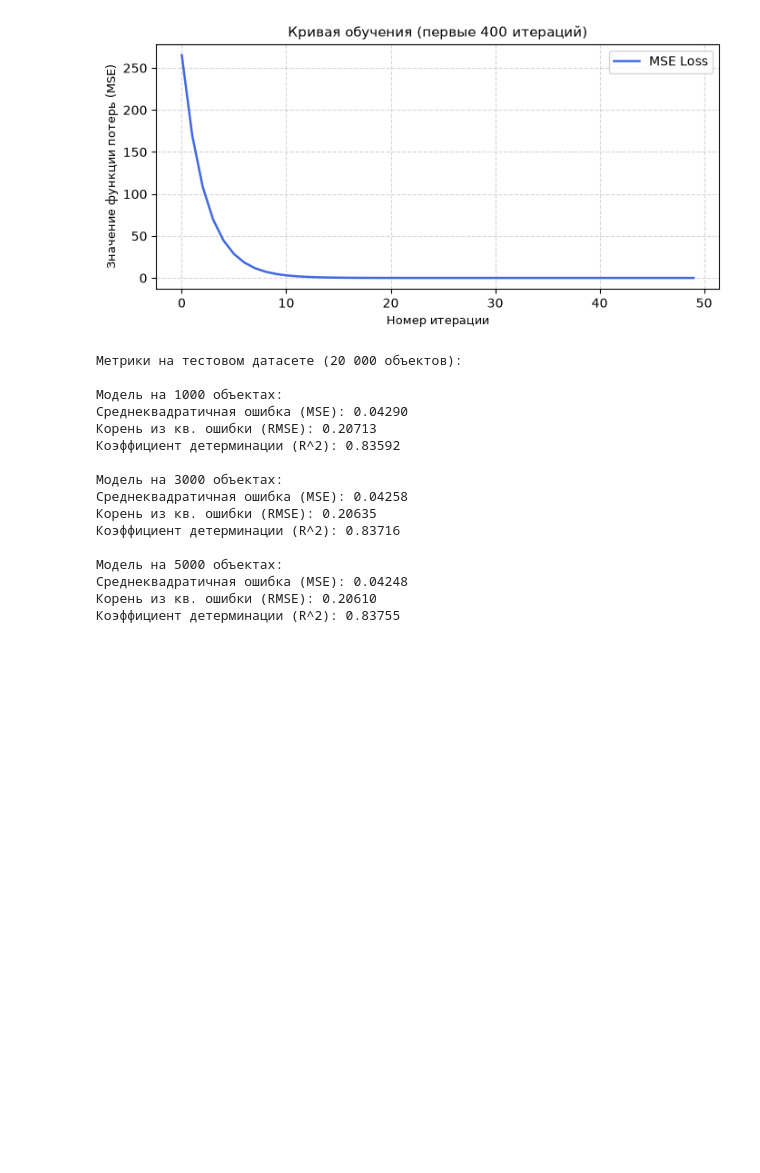
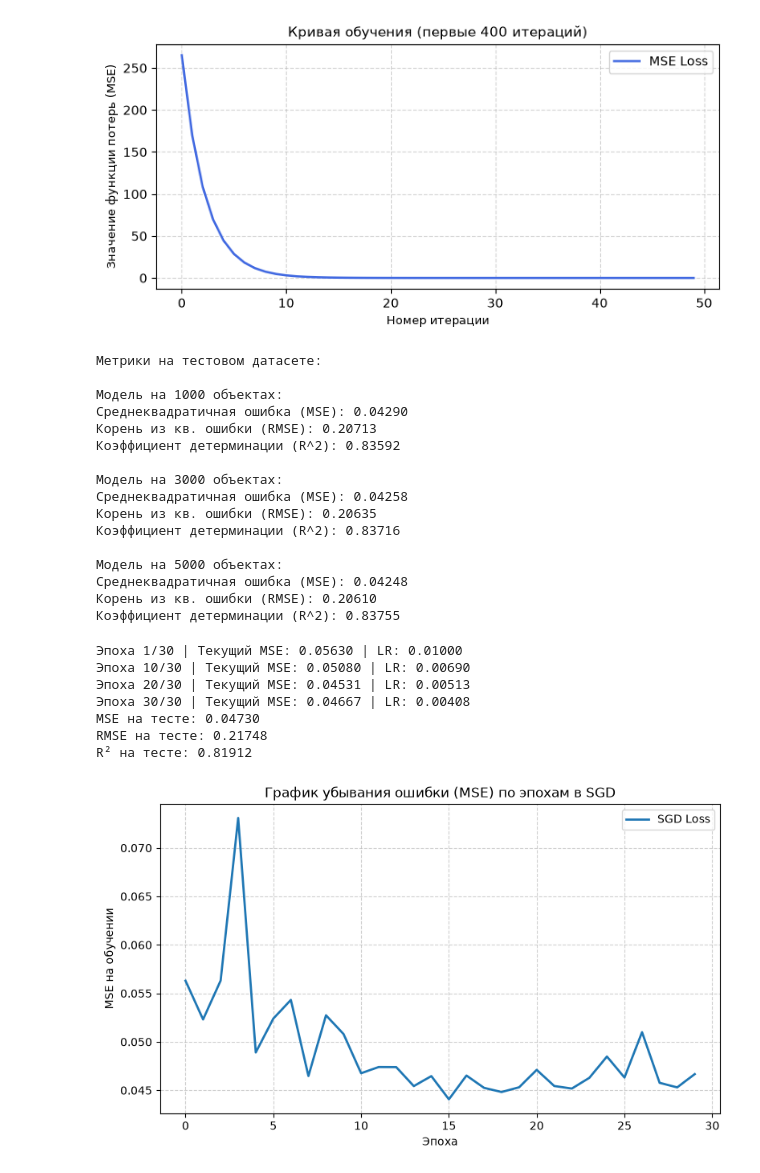
Before and after one commit to Roman1R/Various_Linear_Regression_Factors, a Jupyter notebook: gd_variants (Mikhail)/gradient_descent.ipynb, the cells around one changed output. Cells and saved outputs as stored; diff of their text form; code cells hidden in the pictures; blank space fills up the shorter version.

```diff
--- a/gd_variants (Mikhail)/gradient_descent.ipynb
+++ b/gd_variants (Mikhail)/gradient_descent.ipynb
@@ -331,7 +331,7 @@ r2_t_5000 = r2_score(y_test_all, y_pred_5000)
 
 # Сравнение результатов
 
-print("Метрики на тестовом датасете (20 000 объектов):")
+print("Метрики на тестовом датасете:")
 print()
 print("Модель на 1000 объектах:")
 print(f"Среднеквадратичная ошибка (MSE): {mse_t_1000:.5f}")
@@ -348,7 +348,7 @@ print(f"Среднеквадратичная ошибка (MSE): {mse_t_5000:.5f
 print(f"Корень из кв. ошибки (RMSE): {rmse_t_5000:.5f}")
 print(f"Коэффициент детерминации (R^2): {r2_t_5000:.5f}")
 # %% [output]
-Метрики на тестовом датасете (20 000 объектов):
+Метрики на тестовом датасете:
 
 Модель на 1000 объектах:
 Среднеквадратичная ошибка (MSE): 0.04290
@@ -366,0 +412,44 @@ print(f"Коэффициент детерминации (R^2): {r2_t_5000:.5f}")
+# %%
+df_train = pd.read_csv('../Dataset (Farhat)/dataset_sample_5000.csv')
+y_train = df_train['Log_Цена'].to_numpy()
+X_raw_train = df_train.drop(columns=['Log_Цена']).to_numpy()
+
+df_test = pd.read_csv('../Dataset (Farhat)/dataset_sample_all.csv')
+y_test = df_test['Log_Цена'].to_numpy()
+X_raw_test = df_test.drop(columns=['Log_Цена']).to_numpy()
+
+X_train_scaled, X_test_scaled, mean, std = standardize_features(X_raw_train, X_raw_test)
+
+X_train = np.hstack([np.ones((X_train_scaled.shape[0], 1)), X_train_scaled])
+X_test = np.hstack([np.ones((X_test_scaled.shape[0], 1)), X_test_scaled])
+
+
+weights_sgd, loss_hist_sgd = stochastic_gradient_descent(
+    X_train, y_train, learning_rate_init=0.01, epochs=30, decay=0.05
+)
+
+# Предсказание на тесте
+y_pred_sgd = X_test @ weights_sgd
+
+# Считаем метрики
+print(f"MSE на тесте: {mean_squared_error(y_test, y_pred_sgd):.5f}")
+print(f"RMSE на тесте: {root_mean_squared_error(y_test, y_pred_sgd):.5f}")
+print(f"R² на тесте: {r2_score(y_test, y_pred_sgd):.5f}")
+
+plt.figure(figsize=(9, 5))
+plt.plot(loss_hist_sgd, color='#1f77b4', lw=2, label='SGD Loss')
+plt.title('График убывания ошибки (MSE) по эпохам в SGD')
+plt.xlabel('Эпоха')
+plt.ylabel('MSE на обучении')
+plt.grid(True, linestyle='--', alpha=0.6)
+plt.legend()
+plt.show()
+# %% [output]
+Эпоха 1/30 | Текущий MSE: 0.05630 | LR: 0.01000
+Эпоха 10/30 | Текущий MSE: 0.05080 | LR: 0.00690
+Эпоха 20/30 | Текущий MSE: 0.04531 | LR: 0.00513
+Эпоха 30/30 | Текущий MSE: 0.04667 | LR: 0.00408
+MSE на тесте: 0.04730
+RMSE на тесте: 0.21748
+R² на тесте: 0.81912
+[figure, added]
```
Also changed, not shown: parts of 5 cells of this notebook.
